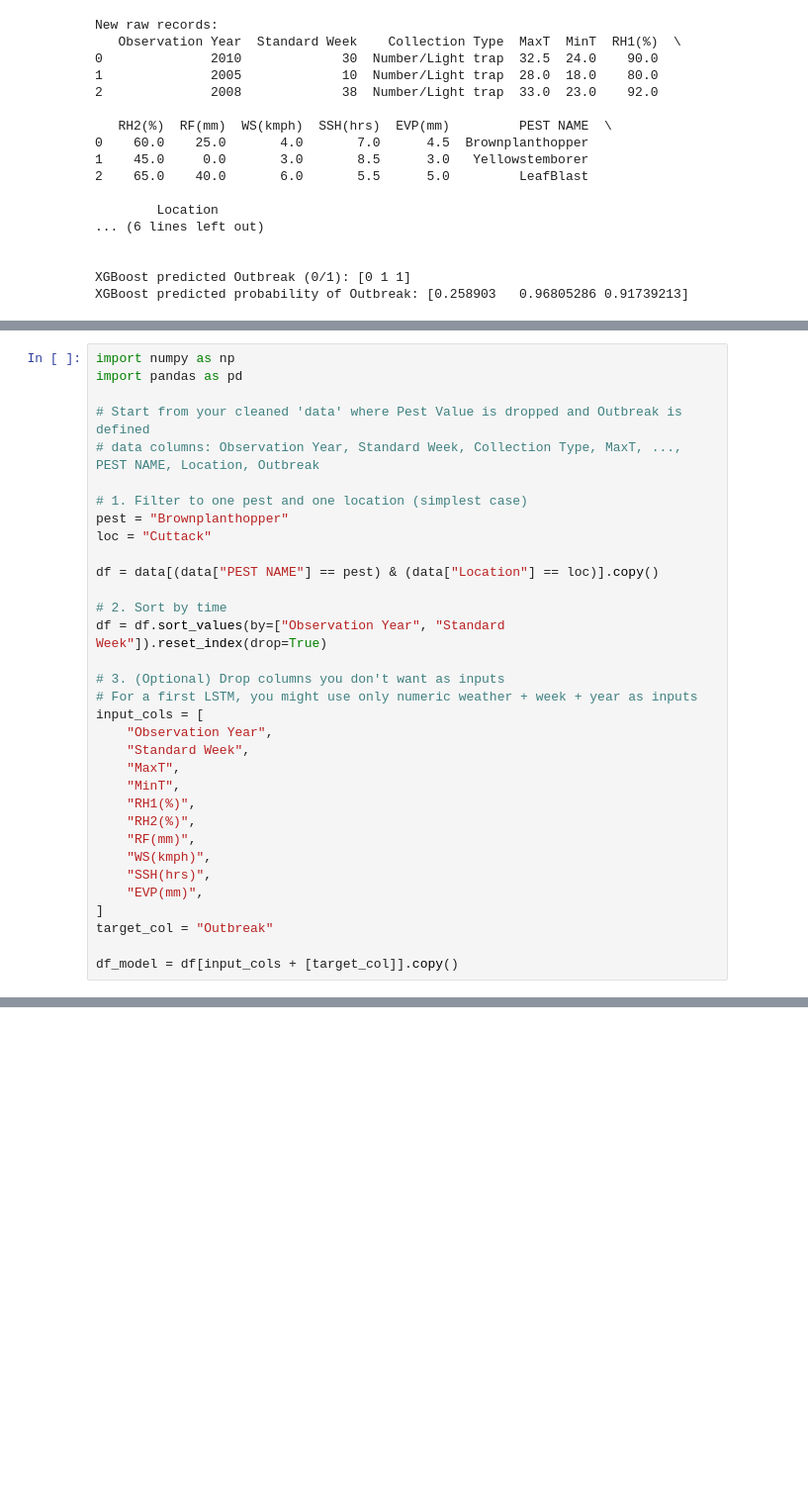
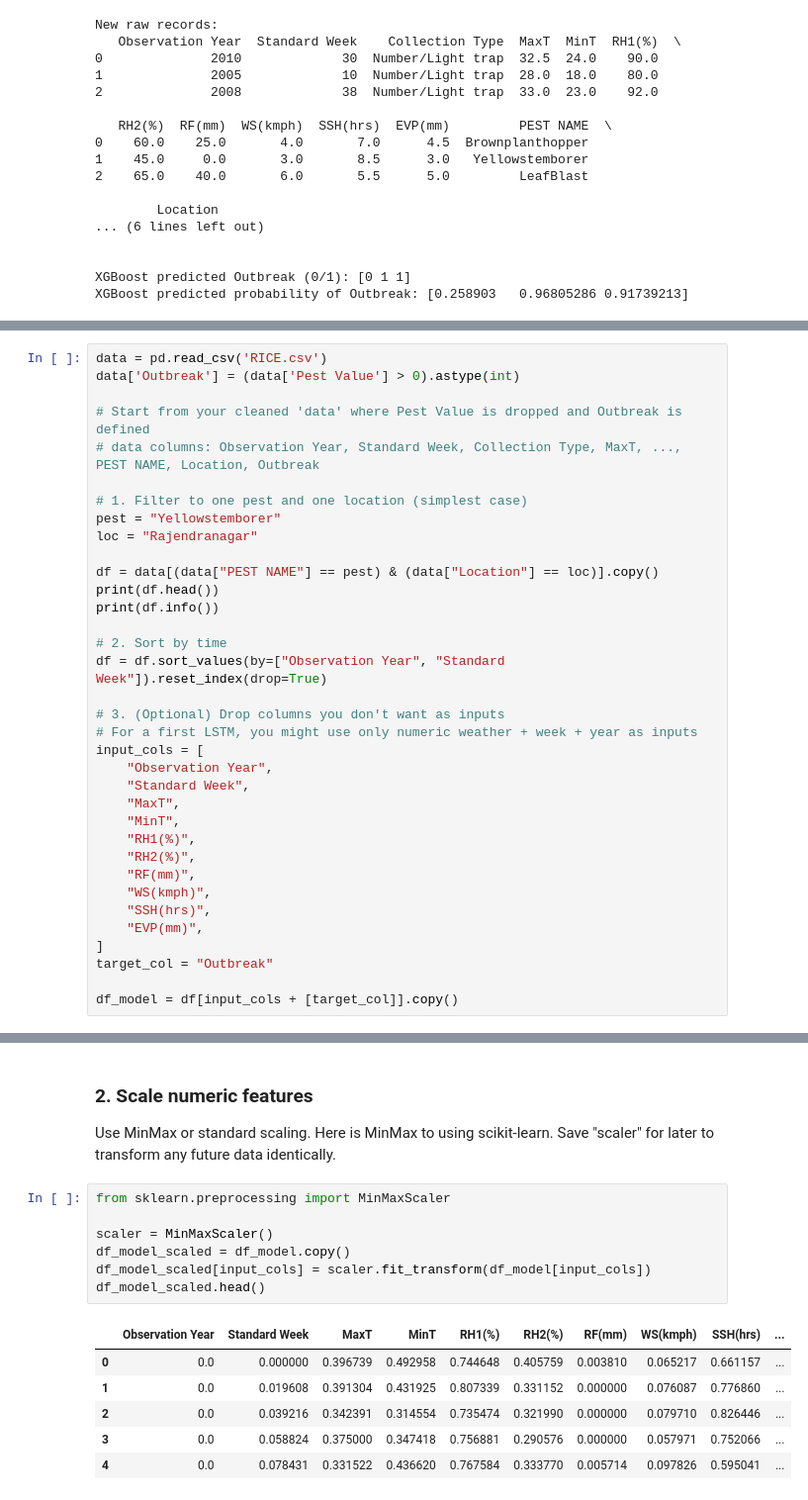
Before and after one commit to HXCLogic/Predictive-Modelling-for-Pest-Outbreak-Using-Machine-Learning-Techniques, a Jupyter notebook: Rice - Pest and Diseases/Rice.ipynb, the cells around one changed output, grey strips where cells are left out. Shown at 99% size. Drawn from its saved outputs; the diff is of its cells as text; blank space fills up the shorter version.

Commit message:
Completed the LSTM model - specific
Completed the LSTM model for a specific pest and location

```diff
--- a/Rice - Pest and Diseases/Rice.ipynb
+++ b/Rice - Pest and Diseases/Rice.ipynb
@@ -715,15 +750,17 @@ The LSTM Model will be trained on one pest and one location. The following code
 # %%
-import numpy as np
-import pandas as pd
+data = pd.read_csv('RICE.csv')
+data['Outbreak'] = (data['Pest Value'] > 0).astype(int)
 
 # Start from your cleaned 'data' where Pest Value is dropped and Outbreak is defined
 # data columns: Observation Year, Standard Week, Collection Type, MaxT, ..., PEST NAME, Location, Outbreak
 
 # 1. Filter to one pest and one location (simplest case)
-pest = "Brownplanthopper"
-loc = "Cuttack"
+pest = "Yellowstemborer"
+loc = "Rajendranagar"
 
 df = data[(data["PEST NAME"] == pest) & (data["Location"] == loc)].copy()
+print(df.head())
+print(df.info())
 
 # 2. Sort by time
 df = df.sort_values(by=["Observation Year", "Standard Week"]).reset_index(drop=True)
@@ -747,0 +803,18 @@ df_model = df[input_cols + [target_col]].copy()
+# %% [markdown]
+### 2. Scale numeric features
+
+Use MinMax or standard scaling. Here is MinMax to using scikit‑learn. Save "scaler" for later to transform any future data identically.
+# %%
+from sklearn.preprocessing import MinMaxScaler
+
+scaler = MinMaxScaler()
+df_model_scaled = df_model.copy()
+df_model_scaled[input_cols] = scaler.fit_transform(df_model[input_cols])
+df_model_scaled.head()
+# %% [output]
+|  | Observation Year | Standard Week | MaxT | MinT | RH1(%) | RH2(%) | RF(mm) | WS(kmph) | SSH(hrs) | ... |
+| 0 | 0.0 | 0.000000 | 0.396739 | 0.492958 | 0.744648 | 0.405759 | 0.003810 | 0.065217 | 0.661157 | ... |
+| 1 | 0.0 | 0.019608 | 0.391304 | 0.431925 | 0.807339 | 0.331152 | 0.000000 | 0.076087 | 0.776860 | ... |
+| 2 | 0.0 | 0.039216 | 0.342391 | 0.314554 | 0.735474 | 0.321990 | 0.000000 | 0.079710 | 0.826446 | ... |
+| 3 | 0.0 | 0.058824 | 0.375000 | 0.347418 | 0.756881 | 0.290576 | 0.000000 | 0.057971 | 0.752066 | ... |
+| 4 | 0.0 | 0.078431 | 0.331522 | 0.436620 | 0.767584 | 0.333770 | 0.005714 | 0.097826 | 0.595041 | ... |
```
Also changed, not shown: parts of 21 cells of this notebook.
